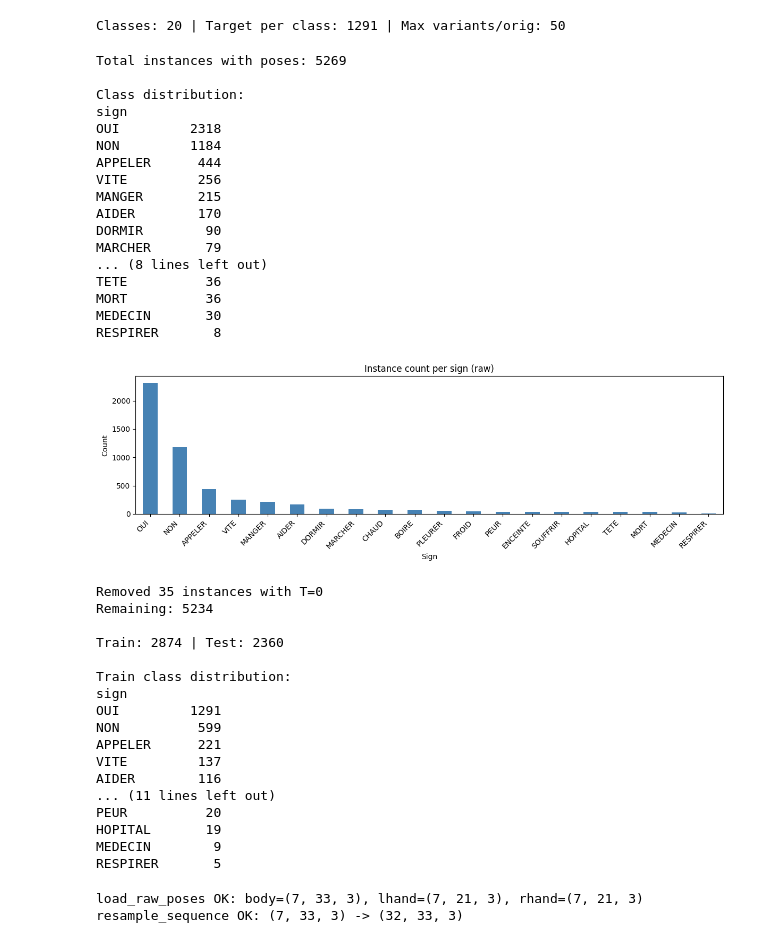
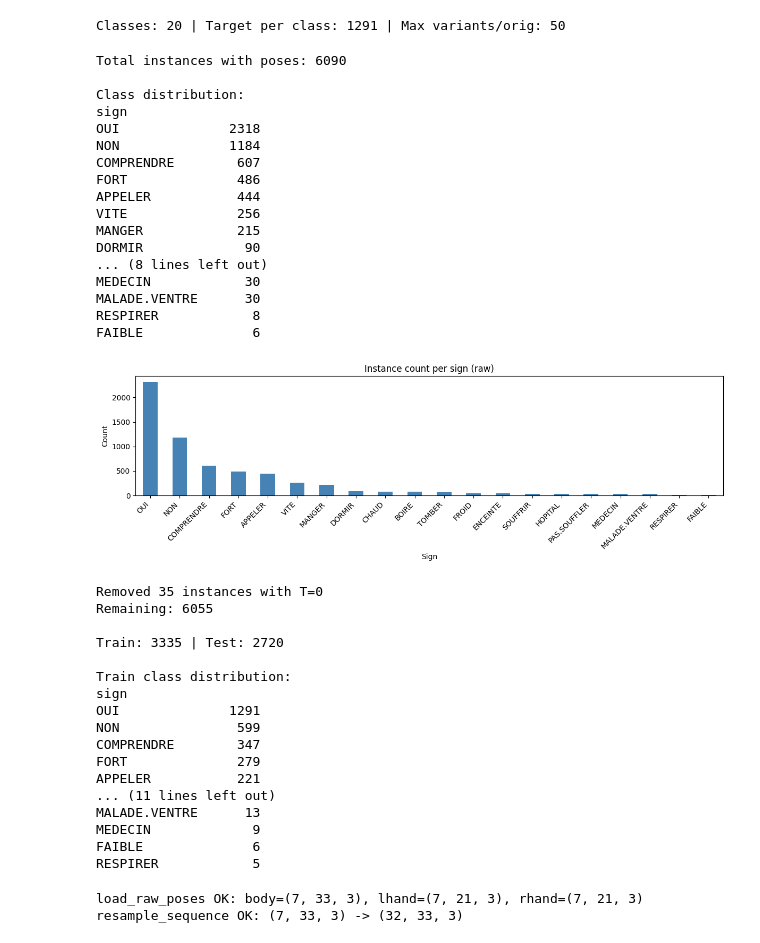
Before and after one commit to Sorci3/medisign, a Jupyter notebook: src/notebooks/01_tcn_preprocessing.ipynb, the cells around one changed output. Saved outputs shown, nothing was run; the diff lists cells and outputs as text; code cells hidden in the pictures.

```diff
--- a/src/notebooks/01_tcn_preprocessing.ipynb
+++ b/src/notebooks/01_tcn_preprocessing.ipynb
@@ -7,7 +7,7 @@ import matplotlib.pyplot as plt
 from pathlib import Path
 from tqdm.notebook import tqdm
 
-DATASET_ROOT = Path("../dataset")
+DATASET_ROOT = Path("../dataset/LSFB_ISOL_MINI")
 POSES_ROOT   = DATASET_ROOT / "poses"
 METADATA_DIR = DATASET_ROOT / "metadata"
 AUG_ROOT     = DATASET_ROOT / "augmented_tcn"
@@ -25,50 +25,50 @@ print(f"Classes: {NUM_CLASSES} | Target per class: {TARGET_COUNT} | Max variants
 Classes: 20 | Target per class: 1291 | Max variants/orig: 50
 # %%
 instances = pd.read_csv(DATASET_ROOT / "instances.csv")
-face_files = list((POSES_ROOT / "face").glob("*.npy"))
-available_ids = {f.stem for f in face_files}
+pose_files = list((POSES_ROOT / "pose").glob("*.npy"))
+available_ids = {f.stem for f in pose_files}
 
 df = instances[instances["id"].isin(available_ids)].copy()
 df["label"] = df["sign"].map(SIGN_TO_IDX)
 df = df[df["label"].notna()].copy()
 df["label"] = df["label"].astype(int)
 
 print(f"Total instances with poses: {len(df)}")
 print("\nClass distribution:")
 print(df["sign"].value_counts().to_string())
 
 fig, ax = plt.subplots(figsize=(12, 4))
 df["sign"].value_counts().plot(kind="bar", ax=ax, color="steelblue")
 ax.set_title("Instance count per sign (raw)")
 ax.set_xlabel("Sign")
 ax.set_ylabel("Count")
 plt.xticks(rotation=45, ha="right")
 plt.tight_layout()
 plt.show()
 # %% [output]
-Total instances with poses: 5269
+Total instances with poses: 6090
 
 Class distribution:
 sign
-OUI         2318
-NON         1184
-APPELER      444
-VITE         256
-MANGER       215
-AIDER        170
-DORMIR        90
-MARCHER       79
+OUI              2318
+NON              1184
+COMPRENDRE        607
+FORT              486
+APPELER           444
+VITE              256
+MANGER            215
+DORMIR             90
 ... (8 lines left out)
-TETE          36
-MORT          36
-MEDECIN       30
-RESPIRER       8
+MEDECIN            30
+MALADE.VENTRE      30
+RESPIRER            8
+FAIBLE              6
-[figure, old version]
+[figure, new version]
 # %%
 # Remove T=0 instances
 lengths = {}
 for _, row in df.iterrows():
-    arr = np.load(POSES_ROOT / "face" / f"{row['id']}.npy")
+    arr = np.load(POSES_ROOT / "pose" / f"{row['id']}.npy")
     lengths[row["id"]] = arr.shape[0]
 df["T"] = df["id"].map(lengths)
 df_clean = df[df["T"] > 0].reset_index(drop=True)
@@ -89,22 +89,22 @@ print("\nTrain class distribution:")
 print(df_train["sign"].value_counts().to_string())
 # %% [output]
 Removed 35 instances with T=0
-Remaining: 5234
+Remaining: 6055
 
-Train: 2874 | Test: 2360
+Train: 3335 | Test: 2720
 
 Train class distribution:
 sign
-OUI         1291
-NON          599
-APPELER      221
-VITE         137
-AIDER        116
+OUI              1291
+NON               599
+COMPRENDRE        347
+FORT              279
+APPELER           221
 ... (11 lines left out)
-PEUR          20
-HOPITAL       19
-MEDECIN        9
-RESPIRER       5
+MALADE.VENTRE      13
+MEDECIN             9
+FAIBLE              6
+RESPIRER            5
 # %%
 def resample_sequence(arr: np.ndarray, target_T: int) -> np.ndarray:
     """Resample (T, K, 3) array to target_T frames via linear interpolation."""
```
Also changed, not shown: parts of 2 cells of this notebook, 17 other files.
